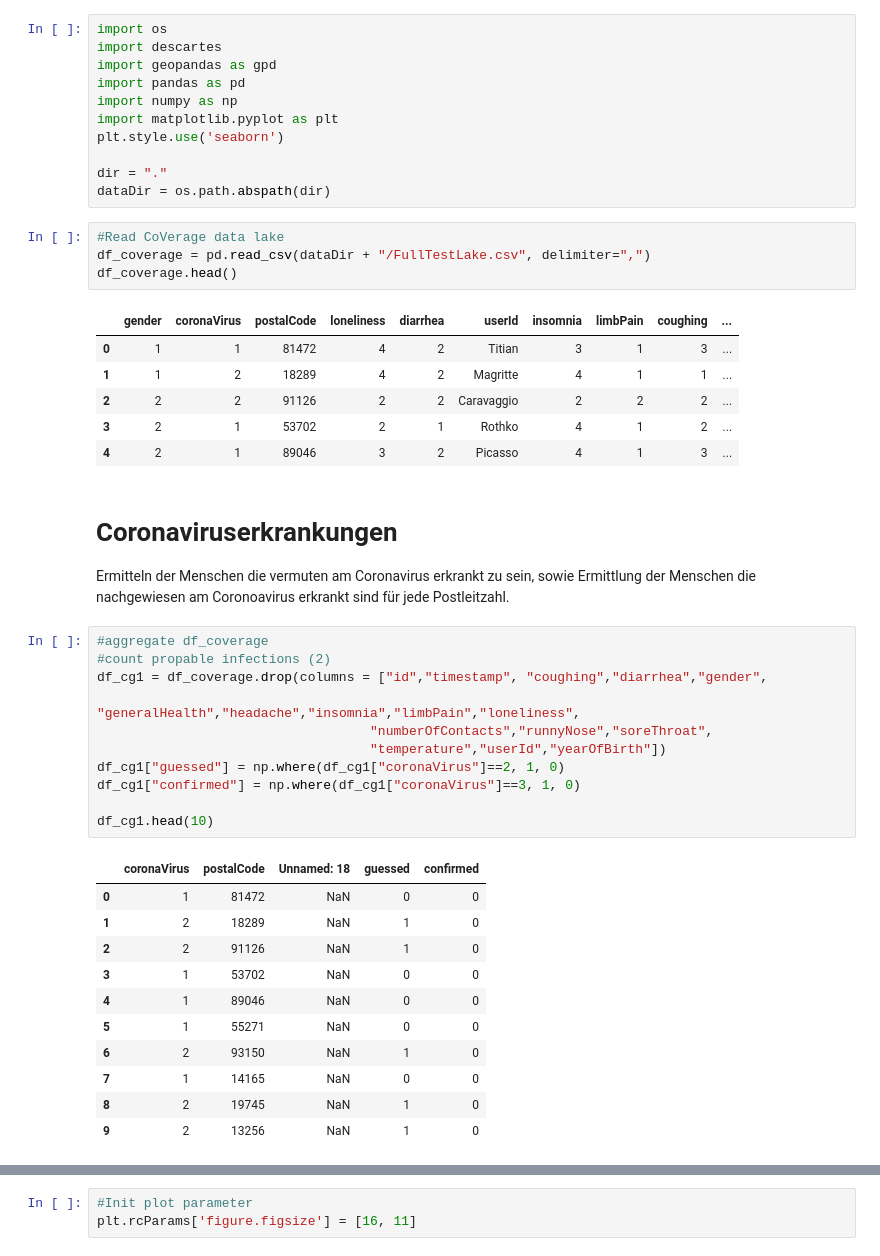
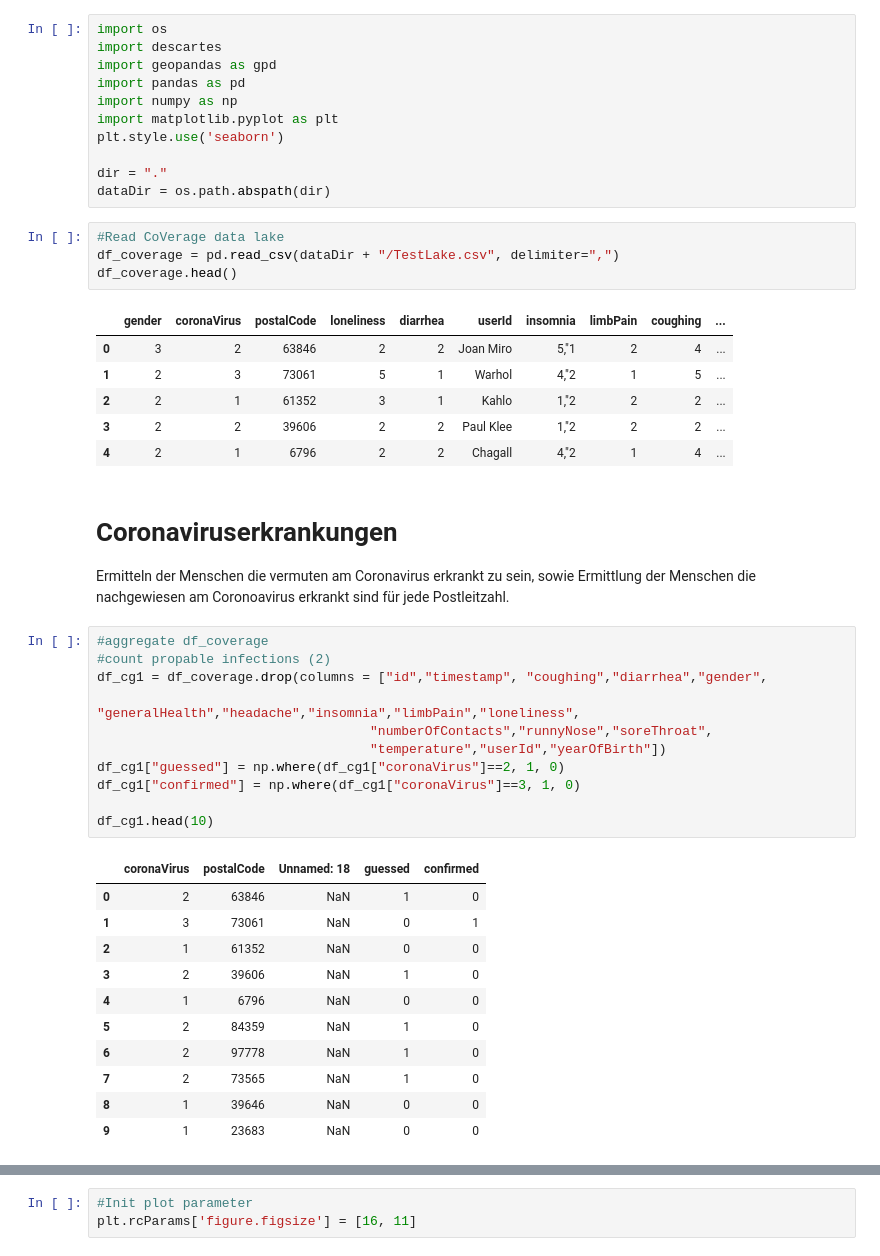
Before and after one commit to pfandzelter/cov-erage, a Jupyter notebook: analytics/map.ipynb, the cells around one changed output, grey strips where cells are left out. Cells and saved outputs as stored; diff of their text form.

```diff
--- a/analytics/map.ipynb
+++ b/analytics/map.ipynb
@@ -15,15 +15,15 @@ dir = "."
 dataDir = os.path.abspath(dir)
 # %%
 #Read CoVerage data lake
-df_coverage = pd.read_csv(dataDir + "/FullTestLake.csv", delimiter=",")
+df_coverage = pd.read_csv(dataDir + "/TestLake.csv", delimiter=",")
 df_coverage.head()
 # %% [output]
 |  | gender | coronaVirus | postalCode | loneliness | diarrhea | userId | insomnia | limbPain | coughing | ... |
-| 0 | 1 | 1 | 81472 | 4 | 2 | Titian | 3 | 1 | 3 | ... |
-| 1 | 1 | 2 | 18289 | 4 | 2 | Magritte | 4 | 1 | 1 | ... |
-| 2 | 2 | 2 | 91126 | 2 | 2 | Caravaggio | 2 | 2 | 2 | ... |
-| 3 | 2 | 1 | 53702 | 2 | 1 | Rothko | 4 | 1 | 2 | ... |
-| 4 | 2 | 1 | 89046 | 3 | 2 | Picasso | 4 | 1 | 3 | ... |
+| 0 | 3 | 2 | 63846 | 2 | 2 | Joan Miro | 5,"1 | 2 | 4 | ... |
+| 1 | 2 | 3 | 73061 | 5 | 1 | Warhol | 4,"2 | 1 | 5 | ... |
+| 2 | 2 | 1 | 61352 | 3 | 1 | Kahlo | 1,"2 | 2 | 2 | ... |
+| 3 | 2 | 2 | 39606 | 2 | 2 | Paul Klee | 1,"2 | 2 | 2 | ... |
+| 4 | 2 | 1 | 6796 | 2 | 2 | Chagall | 4,"2 | 1 | 4 | ... |
 # %% [markdown]
 # Coronaviruserkrankungen
 
@@ -42,16 +42,16 @@ df_cg1["confirmed"] = np.where(df_cg1["coronaVirus"]==3, 1, 0)
 df_cg1.head(10)
 # %% [output]
 |  | coronaVirus | postalCode | Unnamed: 18 | guessed | confirmed |
-| 0 | 1 | 81472 | NaN | 0 | 0 |
-| 1 | 2 | 18289 | NaN | 1 | 0 |
-| 2 | 2 | 91126 | NaN | 1 | 0 |
-| 3 | 1 | 53702 | NaN | 0 | 0 |
-| 4 | 1 | 89046 | NaN | 0 | 0 |
-| 5 | 1 | 55271 | NaN | 0 | 0 |
-| 6 | 2 | 93150 | NaN | 1 | 0 |
-| 7 | 1 | 14165 | NaN | 0 | 0 |
-| 8 | 2 | 19745 | NaN | 1 | 0 |
-| 9 | 2 | 13256 | NaN | 1 | 0 |
+| 0 | 2 | 63846 | NaN | 1 | 0 |
+| 1 | 3 | 73061 | NaN | 0 | 1 |
+| 2 | 1 | 61352 | NaN | 0 | 0 |
+| 3 | 2 | 39606 | NaN | 1 | 0 |
+| 4 | 1 | 6796 | NaN | 0 | 0 |
+| 5 | 2 | 84359 | NaN | 1 | 0 |
+| 6 | 2 | 97778 | NaN | 1 | 0 |
+| 7 | 2 | 73565 | NaN | 1 | 0 |
+| 8 | 1 | 39646 | NaN | 0 | 0 |
+| 9 | 1 | 23683 | NaN | 0 | 0 |
 # %%
 df_cg2a = df_cg1.groupby(["postalCode"])["guessed"].sum().reset_index()
 df_cg2b = df_cg1.groupby(["postalCode"])["confirmed"].sum().reset_index()
```
Also changed, not shown: parts of 8 cells of this notebook, 2 other files.
